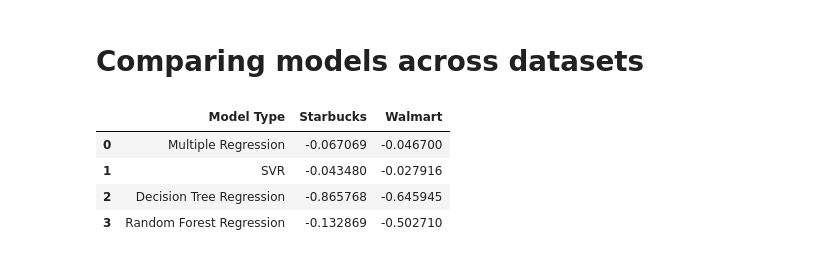
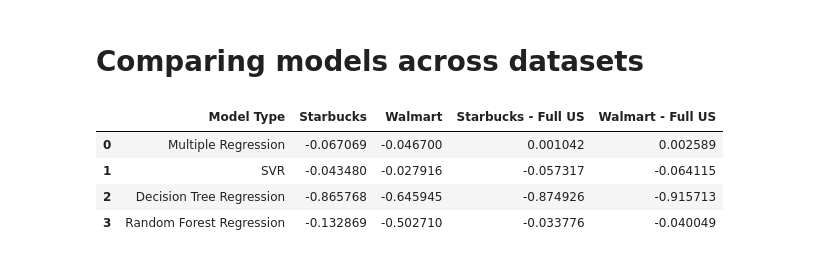
Before and after one commit to troypramsey/uo-project3, a Jupyter notebook: model_selection.ipynb, the cells around one changed output. Drawn from its saved outputs; the diff is of its cells as text; code cells hidden in the pictures.

```diff
--- a/model_selection.ipynb
+++ b/model_selection.ipynb
@@ -278,11 +320,15 @@ compare = pd.DataFrame()
 compare['Model Type'] = models
 compare['Starbucks'] = sb_match
 compare['Walmart'] = wm_match
-# %%
-compare
-# %% [output]
-|  | Model Type | Starbucks | Walmart |
-| 0 | Multiple Regression | -0.067069 | -0.046700 |
-| 1 | SVR | -0.043480 | -0.027916 |
-| 2 | Decision Tree Regression | -0.865768 | -0.645945 |
-| 3 | Random Forest Regression | -0.132869 | -0.502710 |
+# %%
+compare_full = pd.read_csv('full_us_compare.csv')
+# %%
+model_comparison = compare.merge(compare_full, on='Model Type').drop(columns='Unnamed: 0')
+# %%
+model_comparison
+# %% [output]
+|  | Model Type | Starbucks | Walmart | Starbucks - Full US | Walmart - Full US |
+| 0 | Multiple Regression | -0.067069 | -0.046700 | 0.001042 | 0.002589 |
+| 1 | SVR | -0.043480 | -0.027916 | -0.057317 | -0.064115 |
+| 2 | Decision Tree Regression | -0.865768 | -0.645945 | -0.874926 | -0.915713 |
+| 3 | Random Forest Regression | -0.132869 | -0.502710 | -0.033776 | -0.040049 |
```
Also changed, not shown: parts of 2 cells of this notebook, 3 other files.
